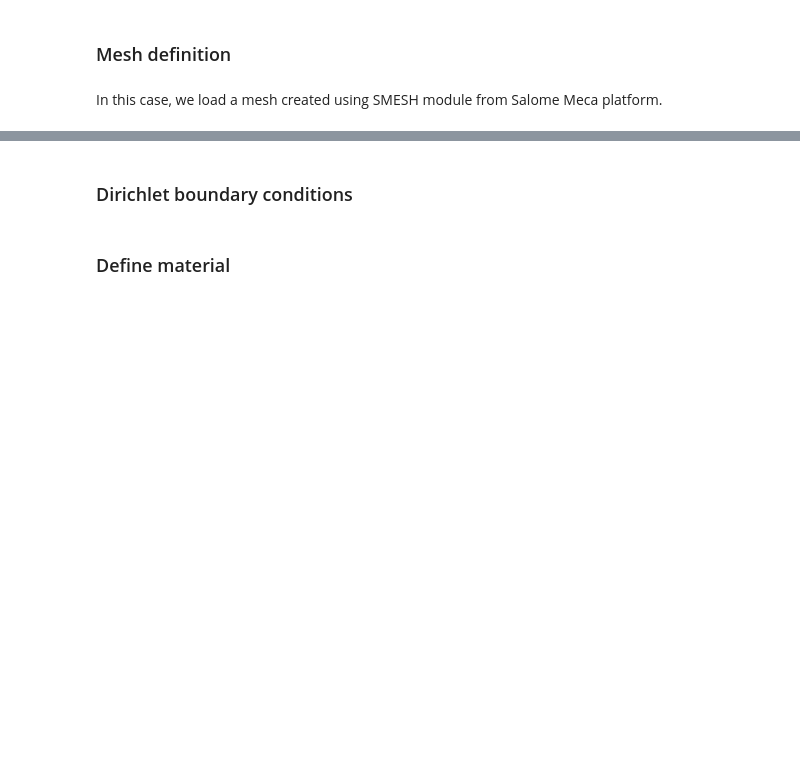
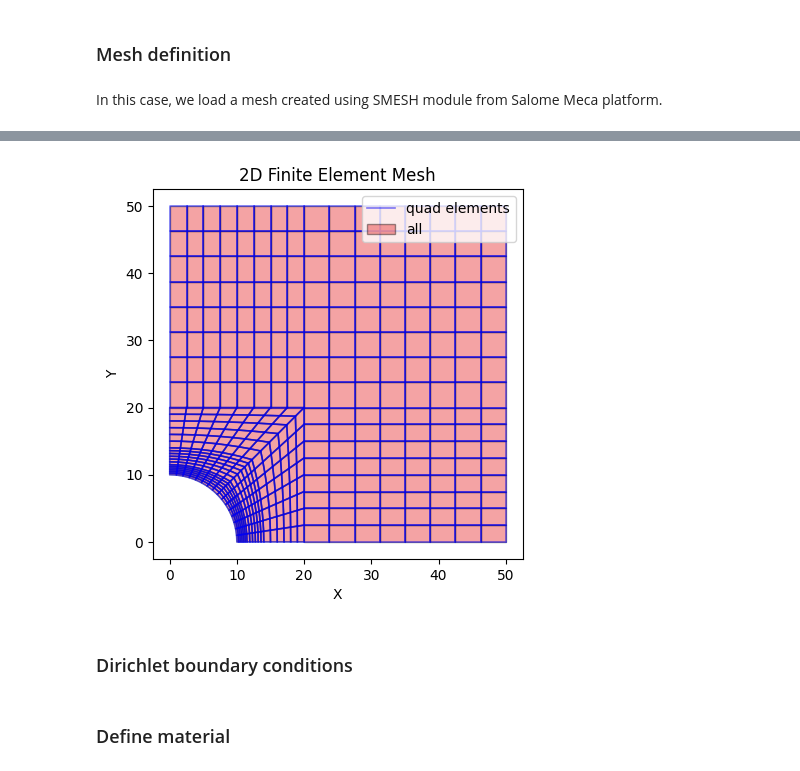
Before and after one commit to bdesia/feinn_project, a Jupyter notebook: notebooks/FEINN_example2/E2_perforated_plate.ipynb, the cells around one changed output, grey strips where cells are left out. Drawn from its saved outputs; the diff is of its cells as text; code cells hidden in the pictures; blank space fills up the shorter version.

```diff
--- a/notebooks/FEINN_example2/E2_perforated_plate.ipynb
+++ b/notebooks/FEINN_example2/E2_perforated_plate.ipynb
@@ -25,3 +25,7 @@ Element groups (1): ['all_s']
+# %%
+mesh.plot(show_nodes=False, element_groups_to_plot=['all'])
+# %% [output]
+[figure, added]
 # %% [markdown]
 ### Dirichlet boundary conditions
 # %%
```
Also changed, not shown: parts of 11 cells of this notebook, 2 other files.
